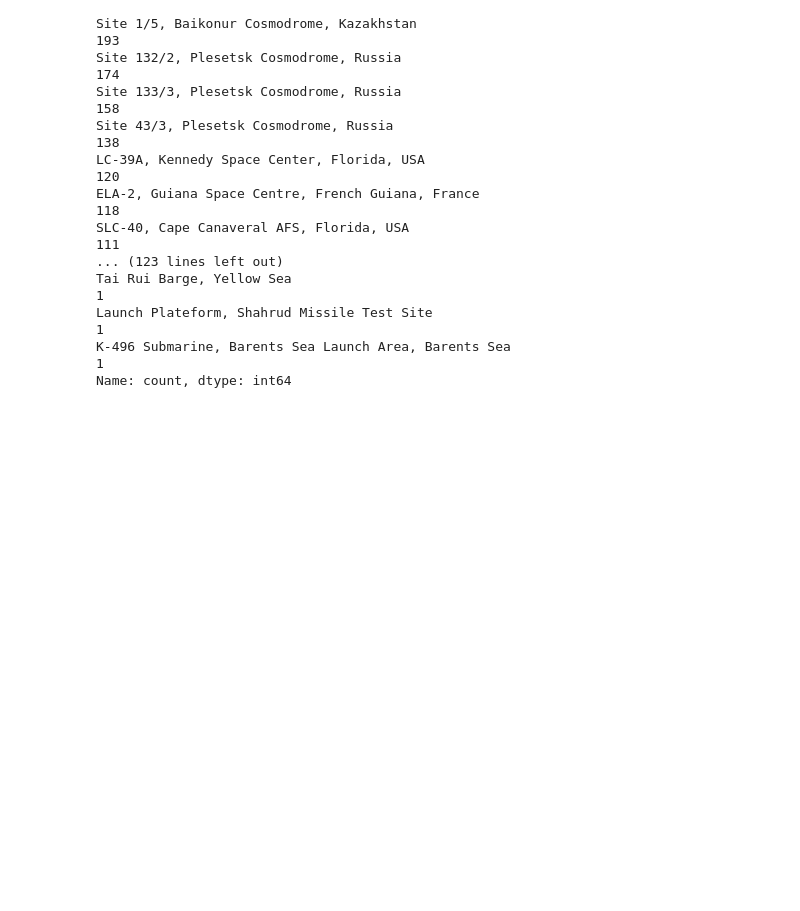
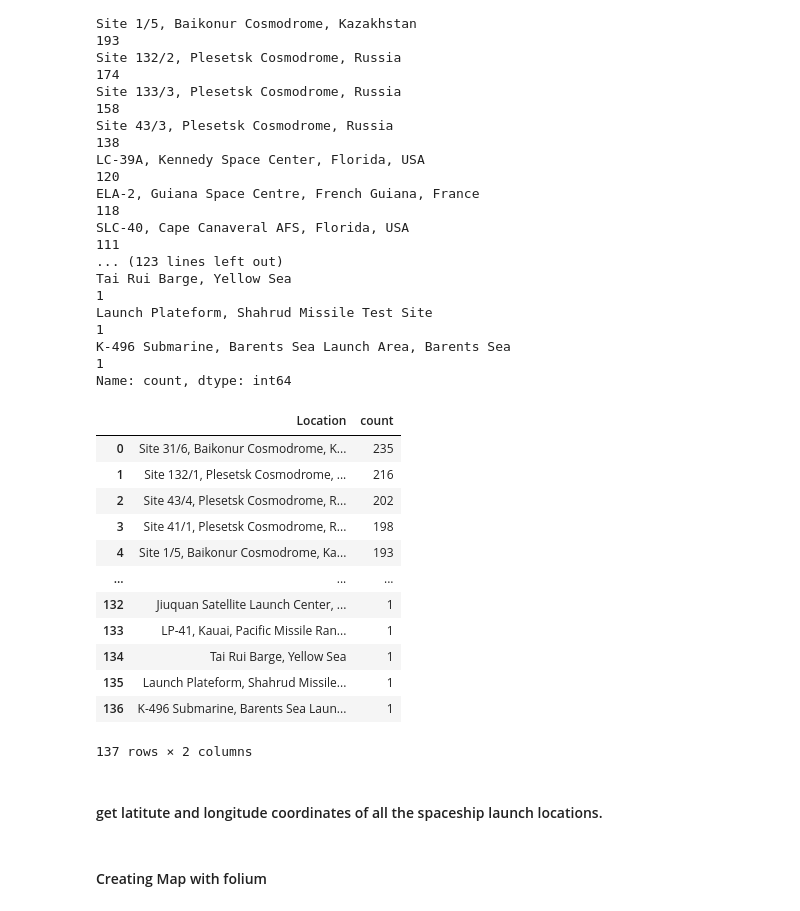
Before and after one commit to harish8/all-space-missions-from-1957, a Jupyter notebook: space_missions_eda.ipynb, the cells around one changed output. Drawn from its saved outputs; the diff is of its cells as text; code cells hidden in the pictures; blank space fills up the shorter version.

Commit message:
updated changes on Launch locations, coordinates and folium map creation with markers.

```diff
--- a/space_missions_eda.ipynb
+++ b/space_missions_eda.ipynb
@@ -194,3 +182,23 @@ Tai Rui Barge, Yellow Sea
 Launch Plateform, Shahrud Missile Test Site                                                  1
 K-496 Submarine, Barents Sea Launch Area, Barents Sea                                        1
 Name: count, dtype: int64
+# %%
+launch_locations_count = space_missions_df['Location'].value_counts().reset_index()
+# %%
+launch_locations_count
+# %% [output]
+|  | Location | count |
+| 0 | Site 31/6, Baikonur Cosmodrome, K... | 235 |
+| 1 | Site 132/1, Plesetsk Cosmodrome, ... | 216 |
+| 2 | Site 43/4, Plesetsk Cosmodrome, R... | 202 |
+| 3 | Site 41/1, Plesetsk Cosmodrome, R... | 198 |
+| 4 | Site 1/5, Baikonur Cosmodrome, Ka... | 193 |
+| ... | ... | ... |
+| 132 | Jiuquan Satellite Launch Center, ... | 1 |
+| 133 | LP-41, Kauai, Pacific Missile Ran... | 1 |
+| 134 | Tai Rui Barge, Yellow Sea | 1 |
+| 135 | Launch Plateform, Shahrud Missile... | 1 |
+| 136 | K-496 Submarine, Barents Sea Laun... | 1 |
+137 rows × 2 columns
+# %% [markdown]
+#### get latitute and longitude coordinates of all the spaceship launch locations.
@@ -196,0 +221,2 @@ Name: count, dtype: int64
+# %% [markdown]
+#### Creating Map with folium
```
Also changed, not shown: parts of 10 cells of this notebook.
